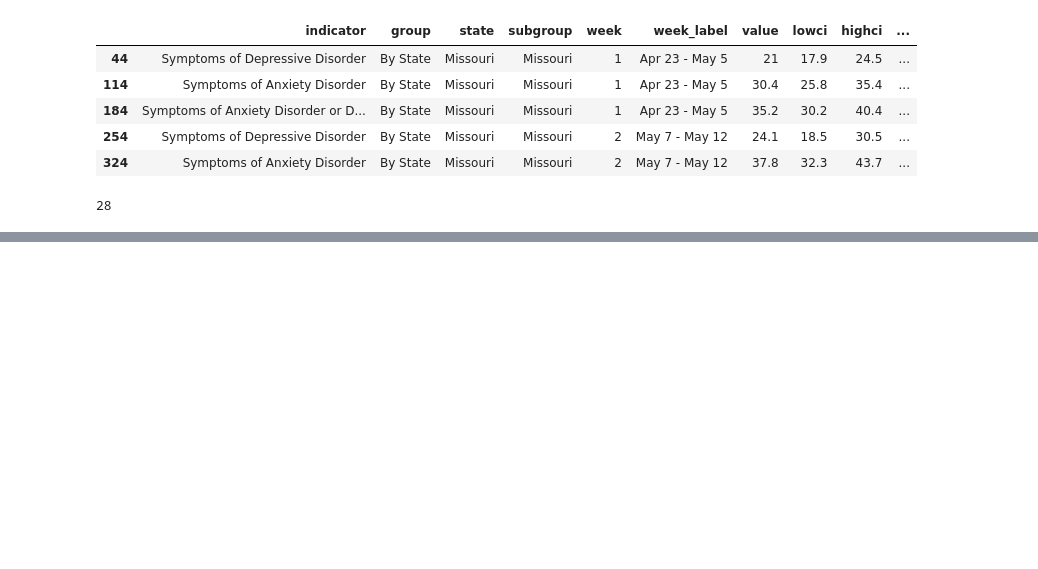
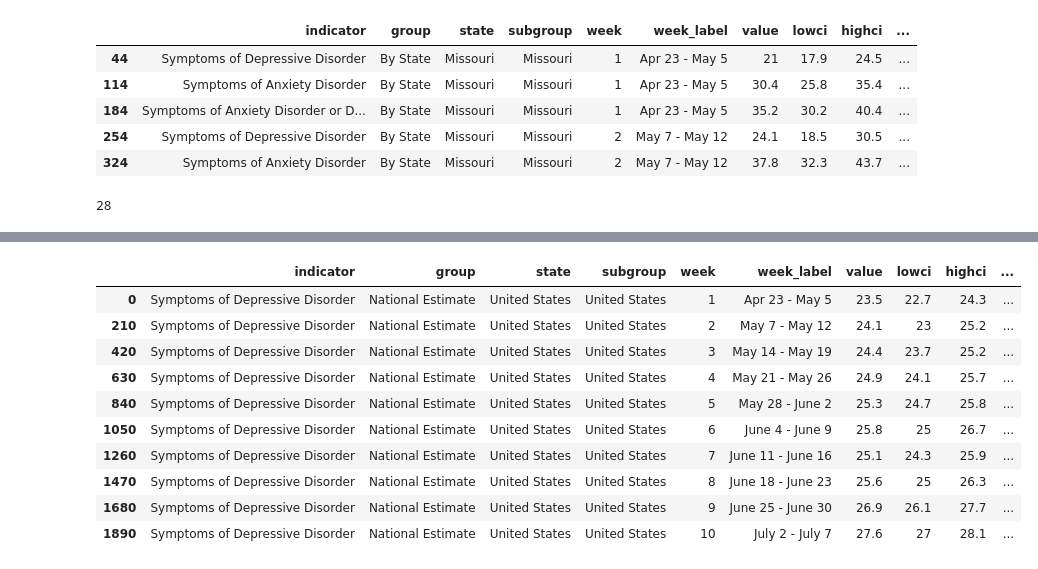
Before and after one commit to d-hires/Pandemic-Warriors-Project-1, a Jupyter notebook: CDC_api_States_Saki.ipynb, the cells around one changed output, grey strips where cells are left out. Drawn from its saved outputs; the diff is of its cells as text; code cells hidden in the pictures; blank space fills up the shorter version.

```diff
--- a/CDC_api_States_Saki.ipynb
+++ b/CDC_api_States_Saki.ipynb
@@ -102,3 +102,7 @@ mo_total = len(mo["state"])
 mo_total
 # %% [output]
 28
+# %%
+# Creating a new dataframe to show number of Symptoms of Depressive Disorder
+depression_df = results_df.loc[results_df["indicator"] == "Symptoms of Depressive Disorder"]
+depression_df.head()
@@ -104,0 +116,16 @@ mo_total
+# %%
+# Data of Symptoms of Depressive Disorder (US)
+depression_us = depression_df.groupby(["subgroup"]).get_group("United States")
+depression_us
+# %% [output]
+|  | indicator | group | state | subgroup | week | week_label | value | lowci | highci | ... |
+| 0 | Symptoms of Depressive Disorder | National Estimate | United States | United States | 1 | Apr 23 - May 5 | 23.5 | 22.7 | 24.3 | ... |
+| 210 | Symptoms of Depressive Disorder | National Estimate | United States | United States | 2 | May 7 - May 12 | 24.1 | 23 | 25.2 | ... |
+| 420 | Symptoms of Depressive Disorder | National Estimate | United States | United States | 3 | May 14 - May 19 | 24.4 | 23.7 | 25.2 | ... |
+| 630 | Symptoms of Depressive Disorder | National Estimate | United States | United States | 4 | May 21 - May 26 | 24.9 | 24.1 | 25.7 | ... |
+| 840 | Symptoms of Depressive Disorder | National Estimate | United States | United States | 5 | May 28 - June 2 | 25.3 | 24.7 | 25.8 | ... |
+| 1050 | Symptoms of Depressive Disorder | National Estimate | United States | United States | 6 | June 4 - June 9 | 25.8 | 25 | 26.7 | ... |
+| 1260 | Symptoms of Depressive Disorder | National Estimate | United States | United States | 7 | June 11 - June 16 | 25.1 | 24.3 | 25.9 | ... |
+| 1470 | Symptoms of Depressive Disorder | National Estimate | United States | United States | 8 | June 18 - June 23 | 25.6 | 25 | 26.3 | ... |
+| 1680 | Symptoms of Depressive Disorder | National Estimate | United States | United States | 9 | June 25 - June 30 | 26.9 | 26.1 | 27.7 | ... |
+| 1890 | Symptoms of Depressive Disorder | National Estimate | United States | United States | 10 | July 2 - July 7 | 27.6 | 27 | 28.1 | ... |
```
Also changed, not shown: parts of 4 cells of this notebook.
